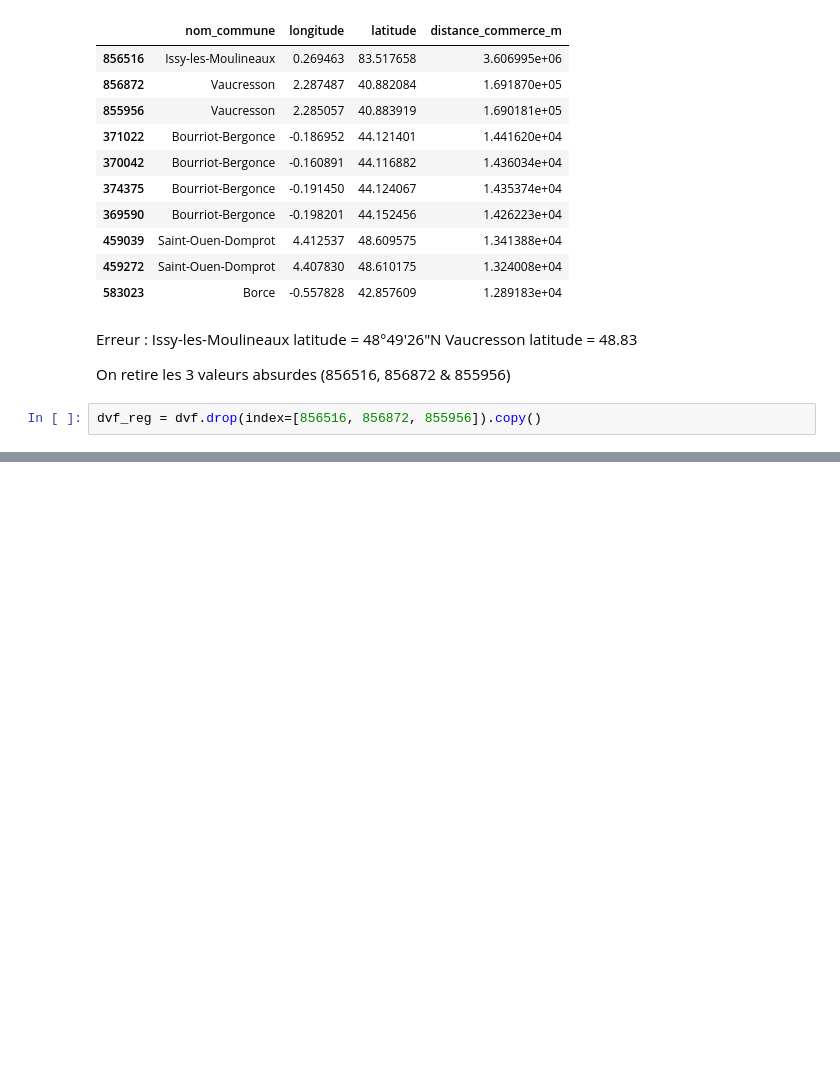
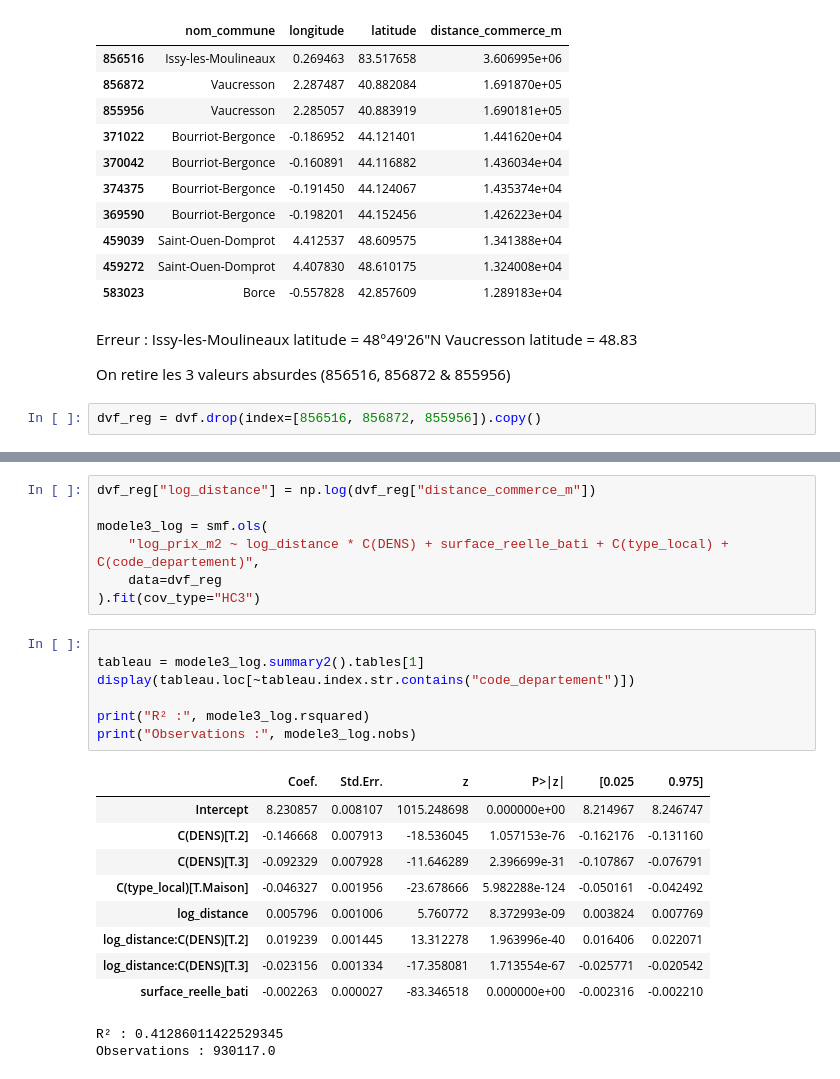
Before and after one commit to Samsamdu86/projet__python_DS, a Jupyter notebook: notebooks/03_prix_distance.ipynb, the cells around one changed output, grey strips where cells are left out. Cells and saved outputs as stored; diff of their text form; blank space fills up the shorter version.

```diff
--- a/notebooks/03_prix_distance.ipynb
+++ b/notebooks/03_prix_distance.ipynb
@@ -217,0 +326,26 @@ strong multicollinearity or other numerical problems.
+# %%
+dvf_reg["log_distance"] = np.log(dvf_reg["distance_commerce_m"])
+
+modele3_log = smf.ols(
+    "log_prix_m2 ~ log_distance * C(DENS) + surface_reelle_bati + C(type_local) + C(code_departement)",
+    data=dvf_reg
+).fit(cov_type="HC3")
+# %%
+
+tableau = modele3_log.summary2().tables[1]
+display(tableau.loc[~tableau.index.str.contains("code_departement")])
+
+print("R² :", modele3_log.rsquared)
+print("Observations :", modele3_log.nobs)
+# %% [output]
+|  | Coef. | Std.Err. | z | P>|z| | [0.025 | 0.975] |
+| Intercept | 8.230857 | 0.008107 | 1015.248698 | 0.000000e+00 | 8.214967 | 8.246747 |
+| C(DENS)[T.2] | -0.146668 | 0.007913 | -18.536045 | 1.057153e-76 | -0.162176 | -0.131160 |
+| C(DENS)[T.3] | -0.092329 | 0.007928 | -11.646289 | 2.396699e-31 | -0.107867 | -0.076791 |
+| C(type_local)[T.Maison] | -0.046327 | 0.001956 | -23.678666 | 5.982288e-124 | -0.050161 | -0.042492 |
+| log_distance | 0.005796 | 0.001006 | 5.760772 | 8.372993e-09 | 0.003824 | 0.007769 |
+| log_distance:C(DENS)[T.2] | 0.019239 | 0.001445 | 13.312278 | 1.963996e-40 | 0.016406 | 0.022071 |
+| log_distance:C(DENS)[T.3] | -0.023156 | 0.001334 | -17.358081 | 1.713554e-67 | -0.025771 | -0.020542 |
+| surface_reelle_bati | -0.002263 | 0.000027 | -83.346518 | 0.000000e+00 | -0.002316 | -0.002210 |
+R² : 0.41286011422529345
+Observations : 930117.0
```
Also changed, not shown: parts of 15 cells of this notebook.
